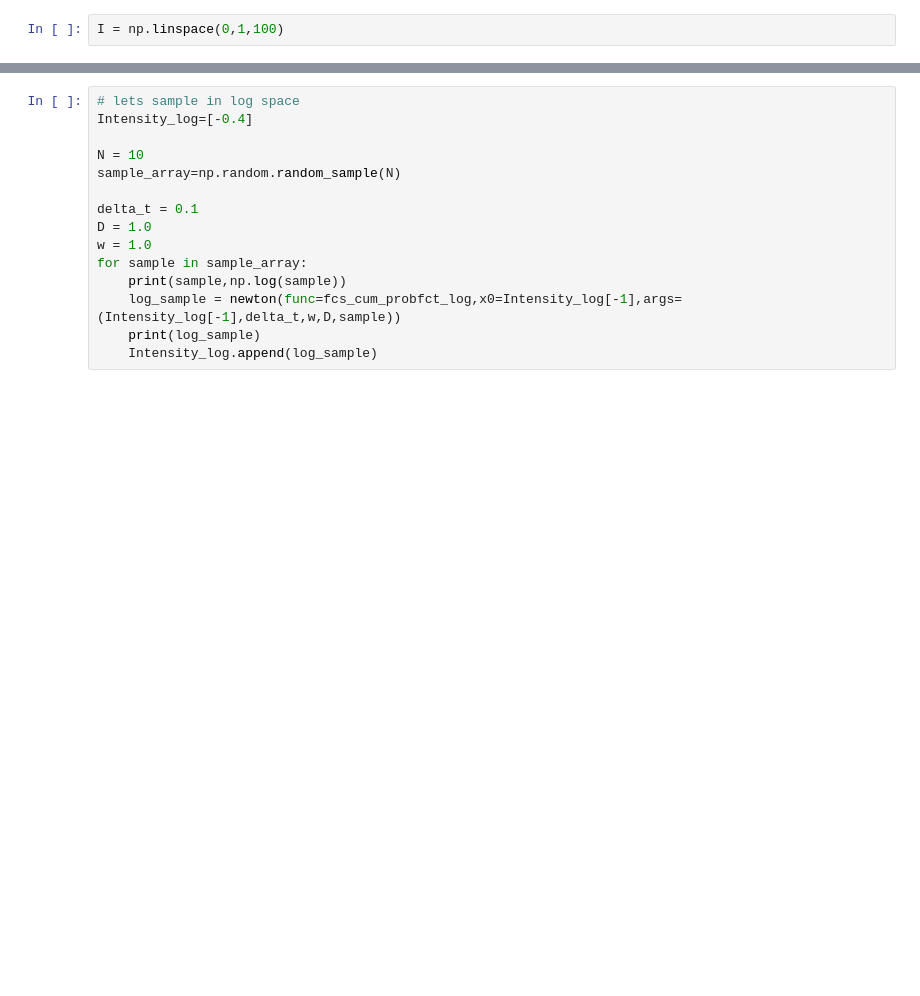
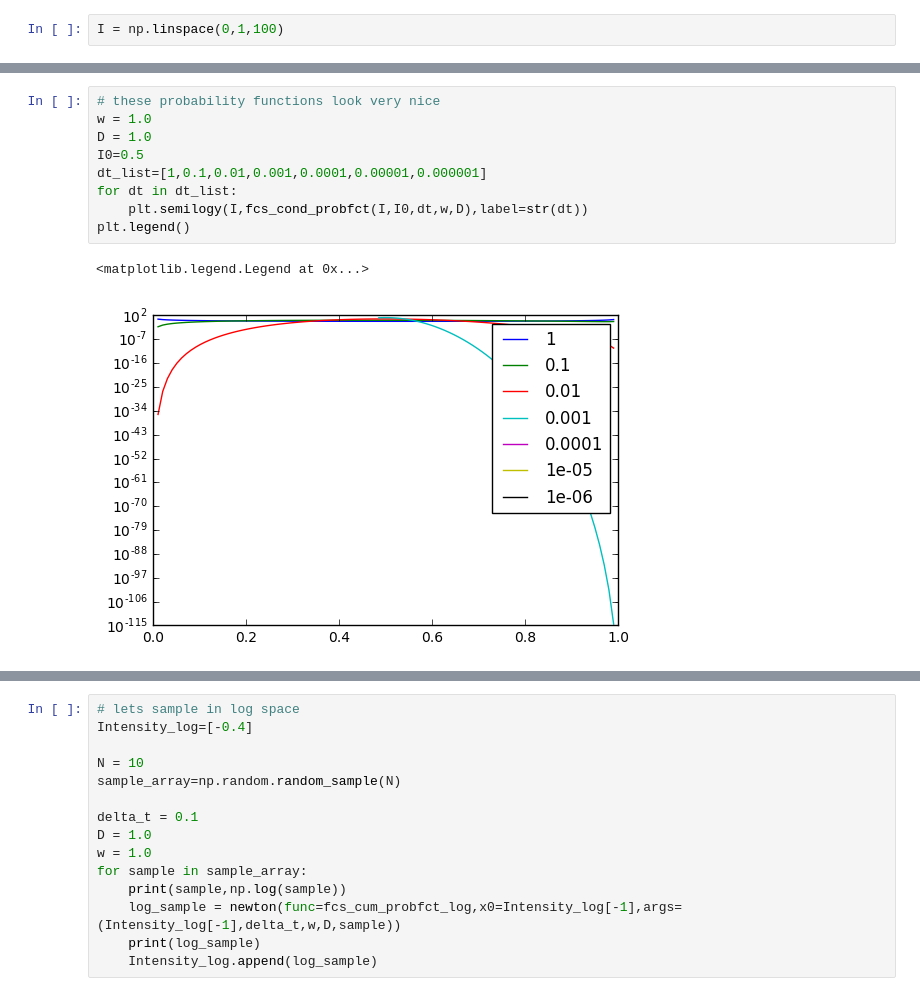
Before and after one commit to hstrey/FCS-simulations, a Jupyter notebook: Conditional Probability FCS.ipynb, the cells around one changed output, grey strips where cells are left out. Cells and saved outputs as stored; diff of their text form; blank space fills up the shorter version.

Commit message:
trying to understand the cond probs

```diff
--- a/Conditional Probability FCS.ipynb
+++ b/Conditional Probability FCS.ipynb
@@ -35,0 +36,12 @@ plt.legend()
+# %%
+# these probability functions look very nice
+w = 1.0
+D = 1.0
+I0=0.5
+dt_list=[1,0.1,0.01,0.001,0.0001,0.00001,0.000001]
+for dt in dt_list:
+    plt.semilogy(I,fcs_cond_probfct(I,I0,dt,w,D),label=str(dt))
+plt.legend()
+# %% [output]
+<matplotlib.legend.Legend at 0x...>
+[figure, added]
```
Also changed, not shown: parts of 4 cells of this notebook.
